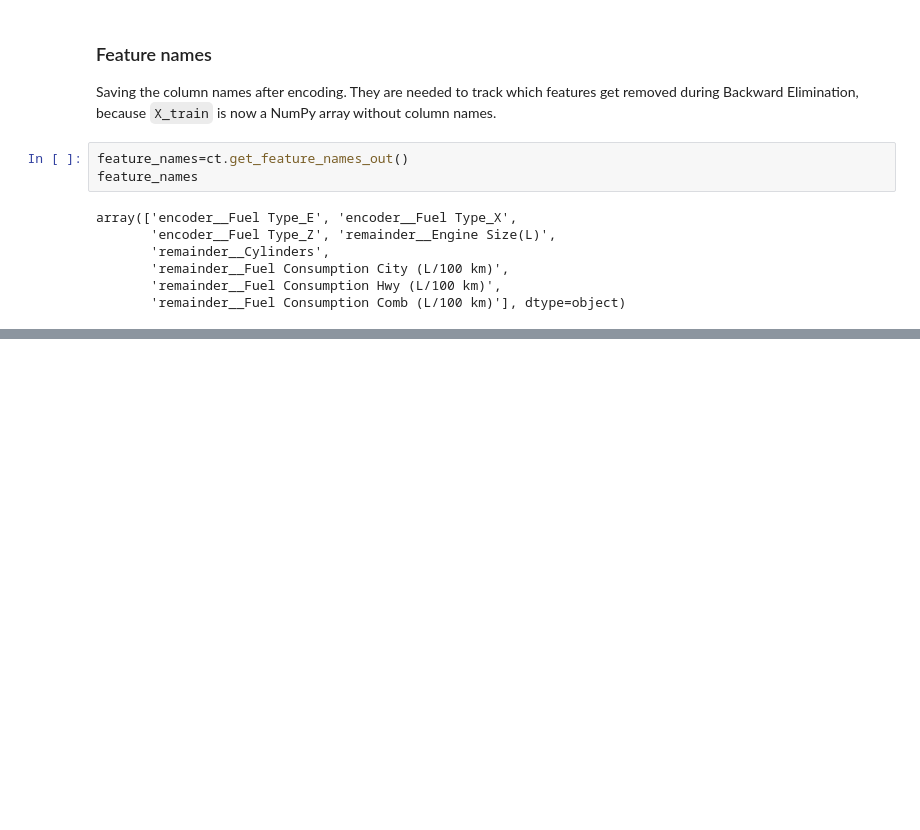
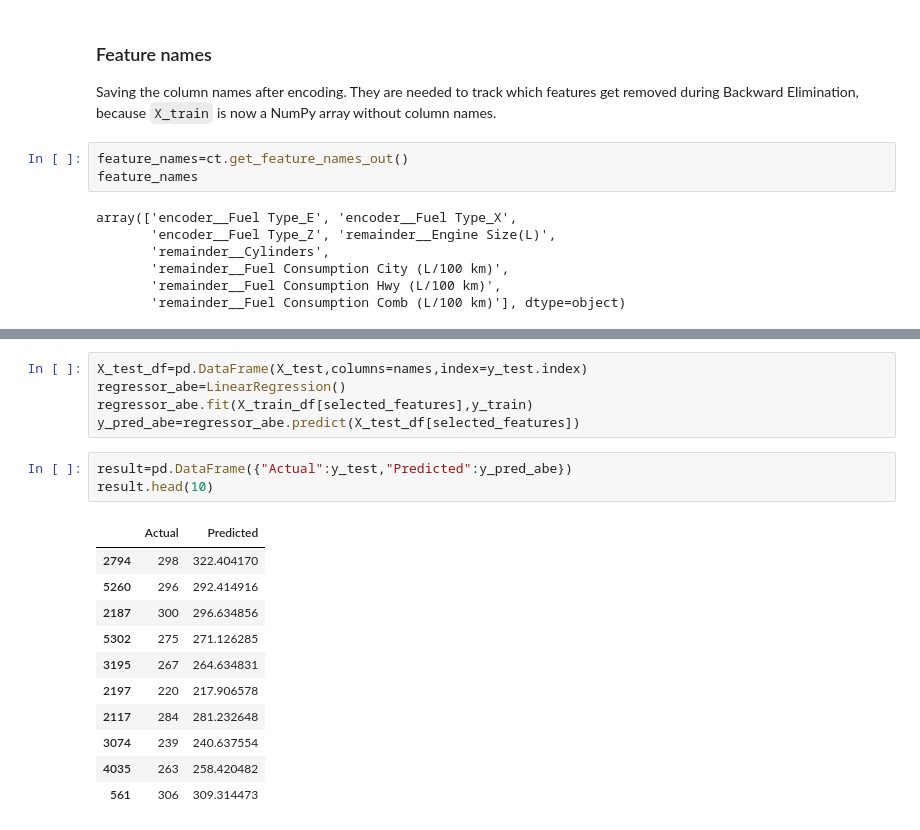
Before and after one commit to AliSadeghian2007/04-co2-emissions-backward-elimination, a Jupyter notebook: notebooks/notebook.ipynb, the cells around one changed output, grey strips where cells are left out. Drawn from its saved outputs; the diff is of its cells as text; blank space fills up the shorter version.

```diff
--- a/notebooks/notebook.ipynb
+++ b/notebooks/notebook.ipynb
@@ -350,0 +360,20 @@ Notes:
+# %%
+X_test_df=pd.DataFrame(X_test,columns=names,index=y_test.index)
+regressor_abe=LinearRegression()
+regressor_abe.fit(X_train_df[selected_features],y_train)
+y_pred_abe=regressor_abe.predict(X_test_df[selected_features])
+# %%
+result=pd.DataFrame({"Actual":y_test,"Predicted":y_pred_abe})
+result.head(10)
+# %% [output]
+|  | Actual | Predicted |
+| 2794 | 298 | 322.404170 |
+| 5260 | 296 | 292.414916 |
+| 2187 | 300 | 296.634856 |
+| 5302 | 275 | 271.126285 |
+| 3195 | 267 | 264.634831 |
+| 2197 | 220 | 217.906578 |
+| 2117 | 284 | 281.232648 |
+| 3074 | 239 | 240.637554 |
+| 4035 | 263 | 258.420482 |
+| 561 | 306 | 309.314473 |
```
Also changed, not shown: parts of 13 cells of this notebook, 1 other file.
